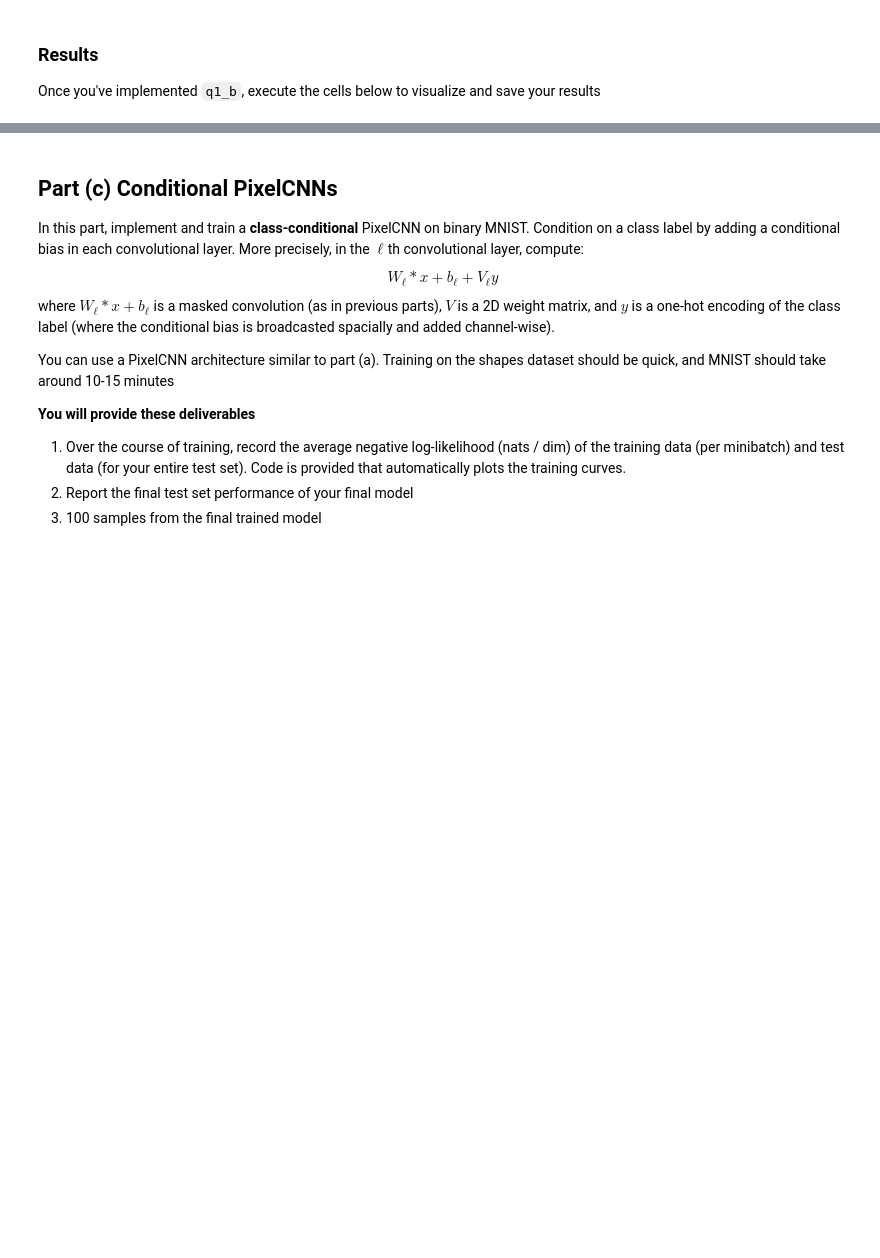
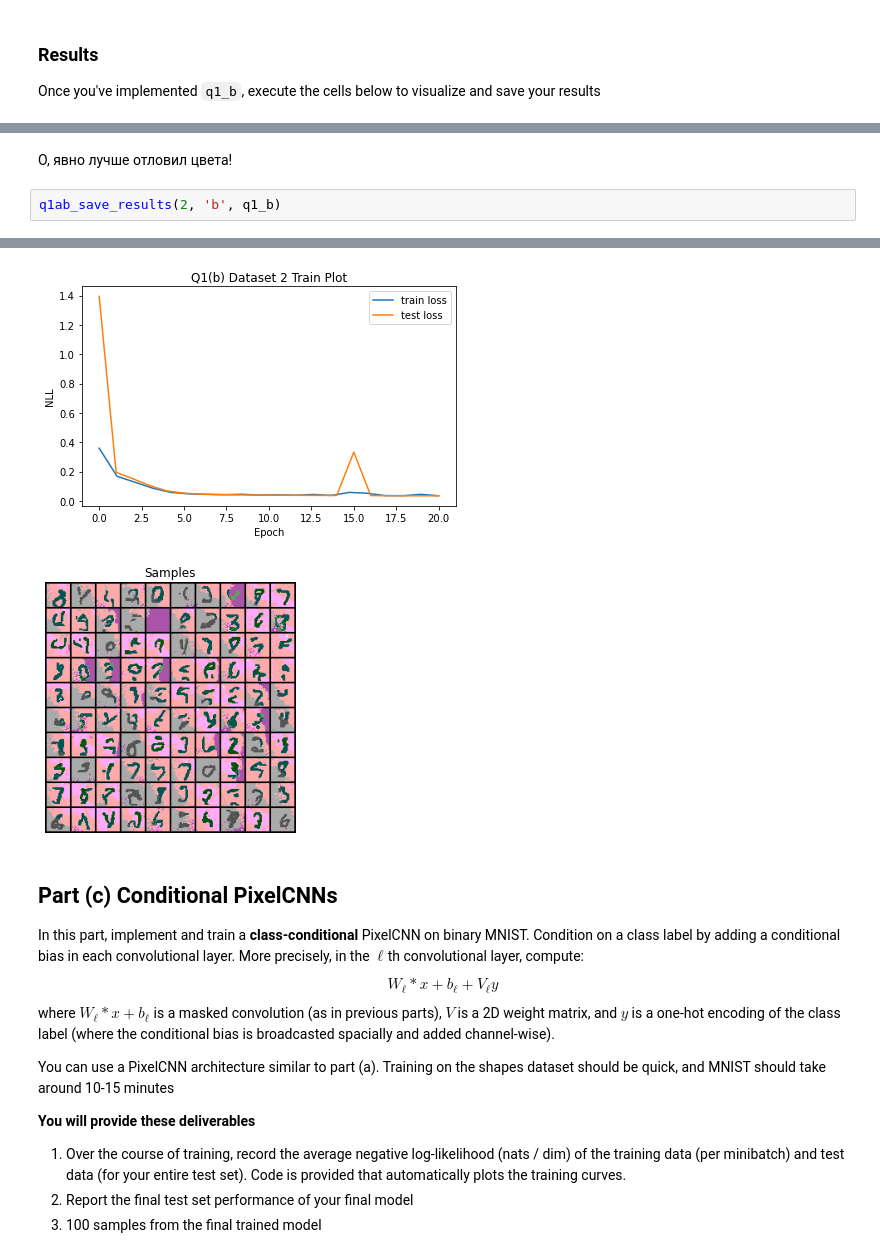
Before and after one commit to breengles/dul_2021, a Jupyter notebook: Homework2_PixelCNN.ipynb, the cells around one changed output, grey strips where cells are left out. Cells and saved outputs as stored; diff of their text form; blank space fills up the shorter version.

```diff
--- a/Homework2_PixelCNN.ipynb
+++ b/Homework2_PixelCNN.ipynb
@@ -150,0 +137,5 @@ Final Test Loss: 0.1545
+# %% [markdown]
+О, явно лучше отловил цвета!
+# %%
+q1ab_save_results(2, 'b', q1_b)
+# %% [output]
@@ -151,3 +143,5 @@ Final Test Loss: 0.1545
+[figure, added]
+[figure, added]
 # %% [markdown]
 ## Part (c) Conditional PixelCNNs
 
```
Also changed, not shown: parts of 13 cells of this notebook, 9 other files.
